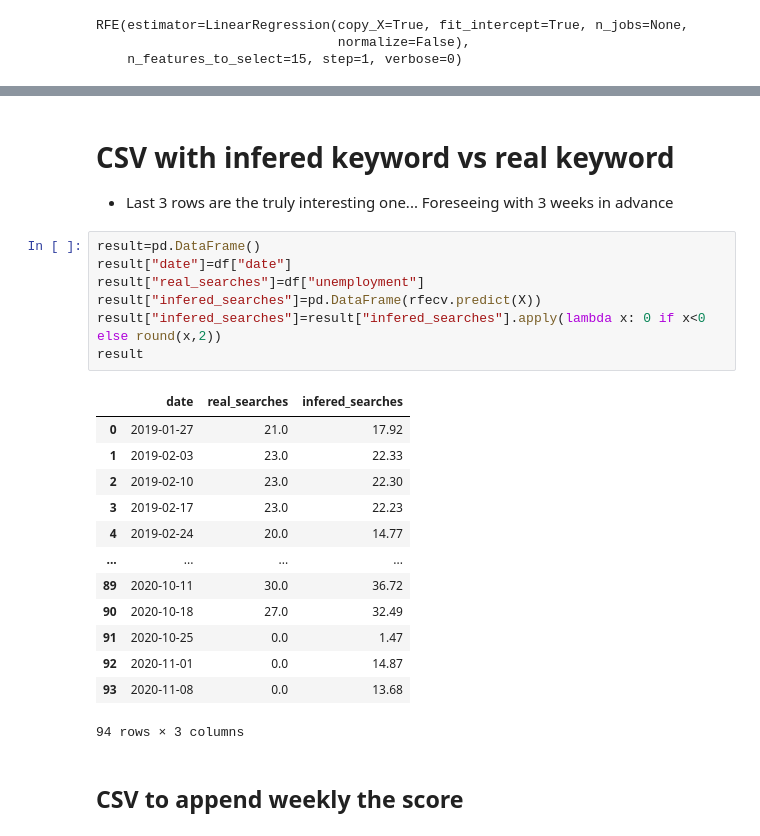
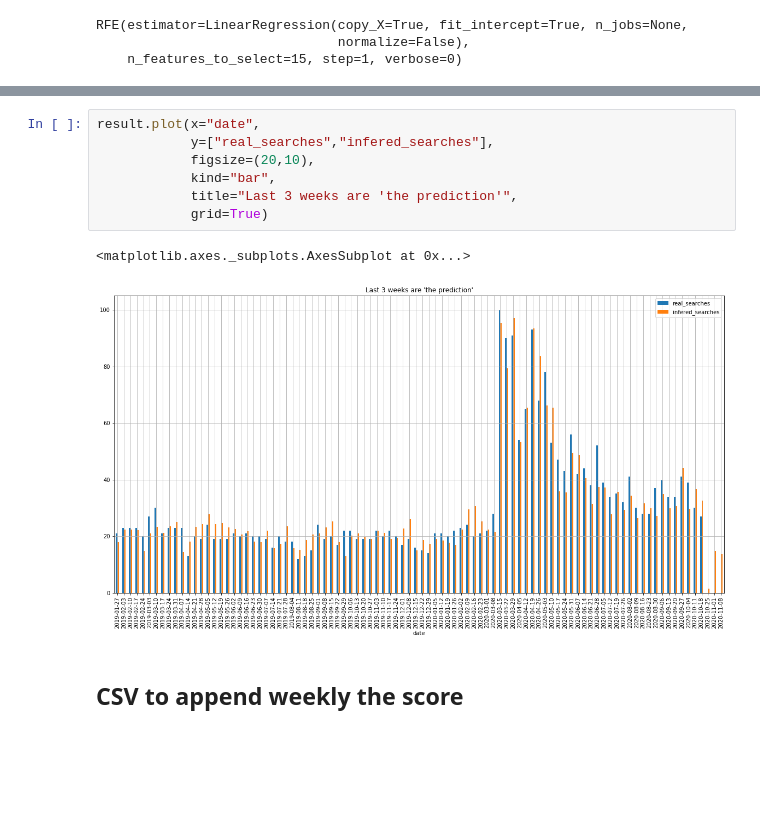
Before and after one commit to albertovpd/automated_ML_regression, a Jupyter notebook: how_to-3-ml_regression.ipynb, the cells around one changed output, grey strips where cells are left out. Drawn from its saved outputs; the diff is of its cells as text; blank space fills up the shorter version.

Commit message:
basic visualizations. still under development

```diff
--- a/how_to-3-ml_regression.ipynb
+++ b/how_to-3-ml_regression.ipynb
@@ -78,28 +97,13 @@ RFE(estimator=LinearRegression(copy_X=True, fit_intercept=True, n_jobs=None,
-# %% [markdown]
-# CSV with infered keyword vs real keyword
-
-- Last 3 rows are the truly interesting one... Foreseeing with 3 weeks in advance
-# %%
-result=pd.DataFrame()
-result["date"]=df["date"]
-result["real_searches"]=df["unemployment"]
-result["infered_searches"]=pd.DataFrame(rfecv.predict(X))
-result["infered_searches"]=result["infered_searches"].apply(lambda x: 0 if x<0 else round(x,2))
-result
-# %% [output]
-|  | date | real_searches | infered_searches |
-| 0 | 2019-01-27 | 21.0 | 17.92 |
-| 1 | 2019-02-03 | 23.0 | 22.33 |
-| 2 | 2019-02-10 | 23.0 | 22.30 |
-| 3 | 2019-02-17 | 23.0 | 22.23 |
-| 4 | 2019-02-24 | 20.0 | 14.77 |
-| ... | ... | ... | ... |
-| 89 | 2020-10-11 | 30.0 | 36.72 |
-| 90 | 2020-10-18 | 27.0 | 32.49 |
-| 91 | 2020-10-25 | 0.0 | 1.47 |
-| 92 | 2020-11-01 | 0.0 | 14.87 |
-| 93 | 2020-11-08 | 0.0 | 13.68 |
-94 rows × 3 columns
+# %%
+result.plot(x="date",
+            y=["real_searches","infered_searches"],
+            figsize=(20,10),
+            kind="bar",
+            title="Last 3 weeks are 'the prediction'",
+            grid=True)
+# %% [output]
+<matplotlib.axes._subplots.AxesSubplot at 0x...>
+[figure, added]
 # %% [markdown]
 ## CSV to append weekly the score
 # %%
```
Also changed, not shown: parts of 4 cells of this notebook.
